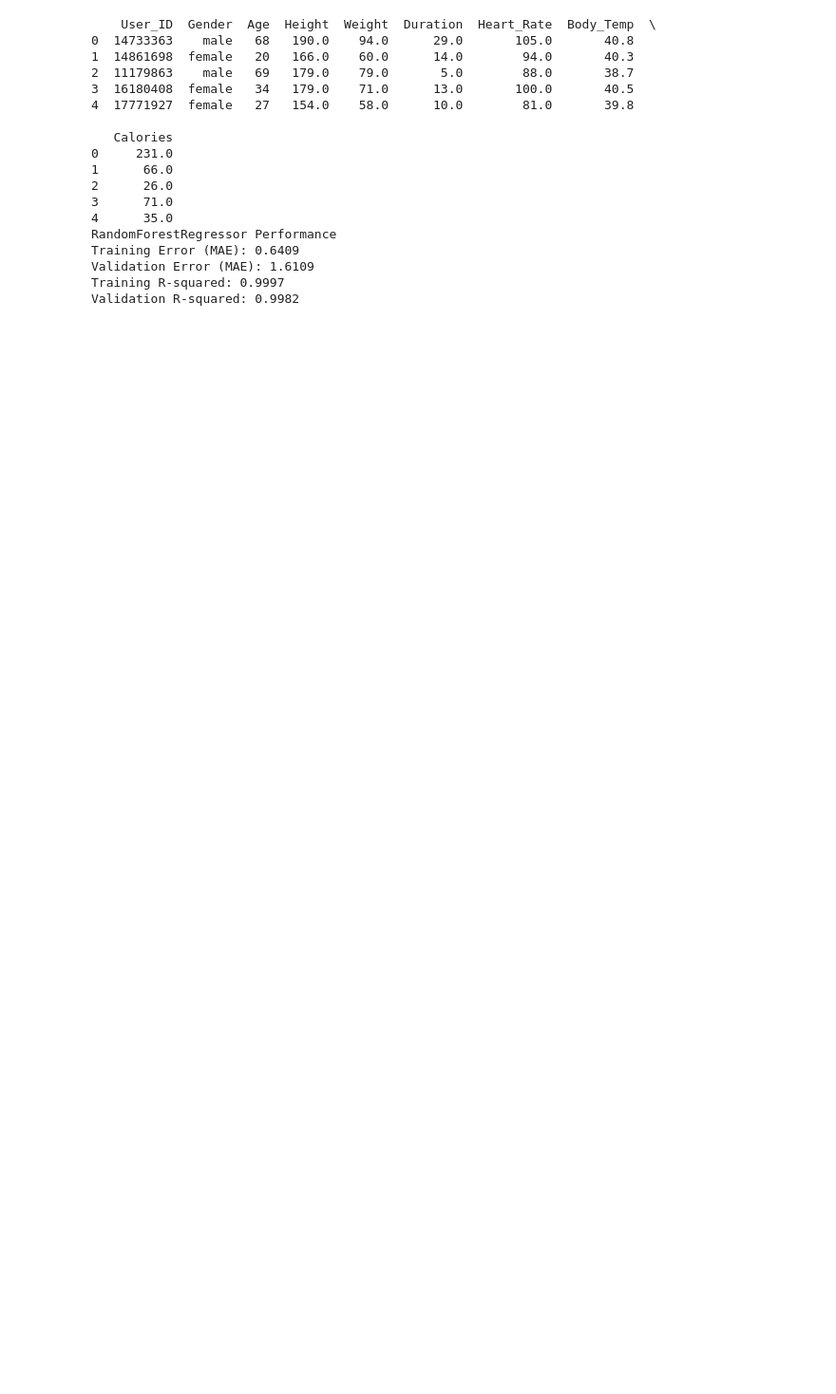
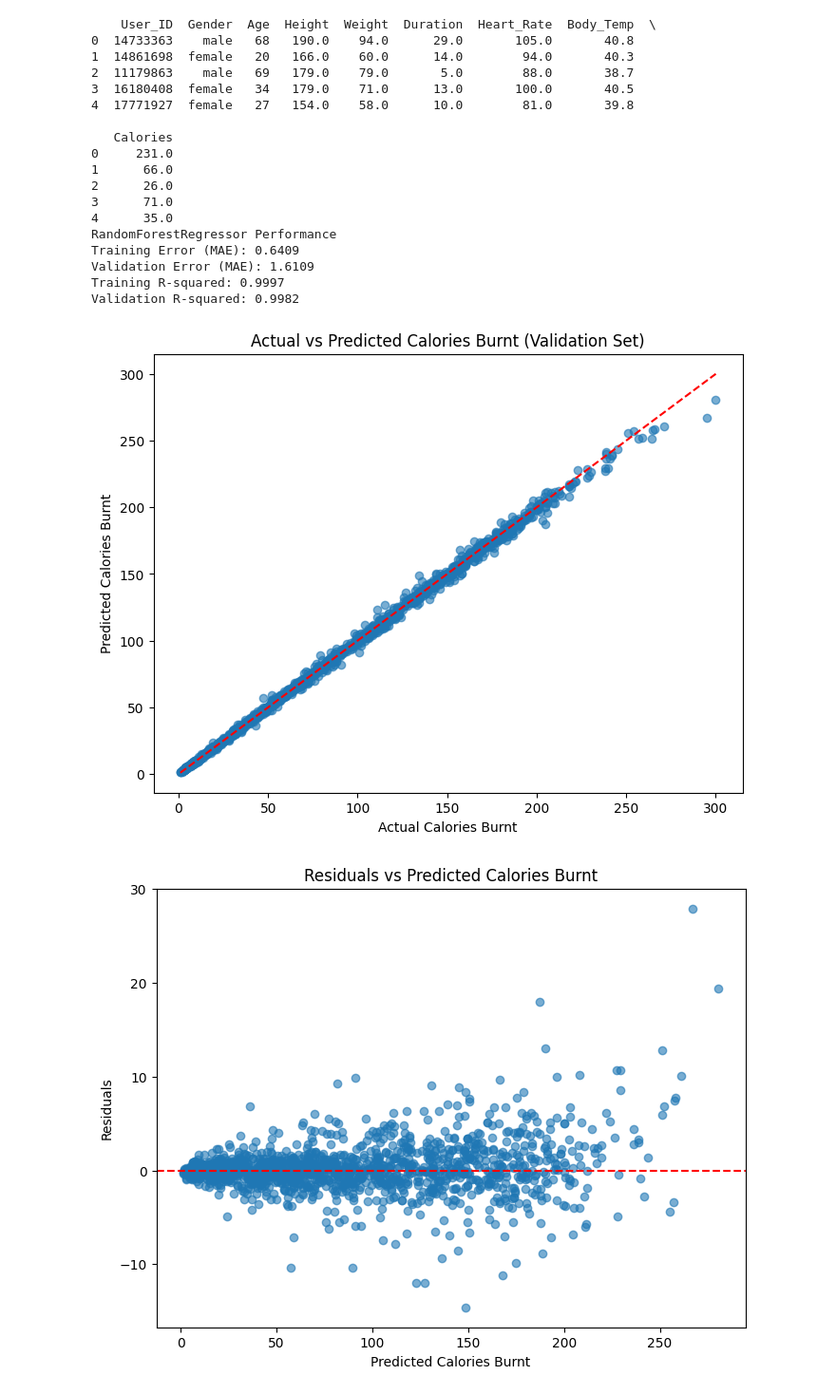
Before and after one commit to krishnaraj28/Calorie_Burn_Prediction, a Jupyter notebook: calorie_randomforest.ipynb, the cells around one changed output. Shown at 95% size. Saved outputs shown, nothing was run; the diff lists cells and outputs as text; code cells hidden in the pictures; blank space fills up the shorter version.

Commit message:
Prediction using random forest

```diff
--- a/calorie_randomforest.ipynb
+++ b/calorie_randomforest.ipynb
@@ -66,3 +66,47 @@ Training Error (MAE): 0.6409
 Validation Error (MAE): 1.6109
 Training R-squared: 0.9997
 Validation R-squared: 0.9982
+# %%
+import matplotlib.pyplot as plt
+import seaborn as sb
+
+# 1. Actual vs Predicted calories plot (validation set)
+plt.figure(figsize=(8, 6))
+plt.scatter(y_val, val_preds, alpha=0.6)
+plt.plot([y_val.min(), y_val.max()], [y_val.min(), y_val.max()], 'r--')  # diagonal line
+plt.xlabel('Actual Calories Burnt')
+plt.ylabel('Predicted Calories Burnt')
+plt.title('Actual vs Predicted Calories Burnt (Validation Set)')
+plt.show()
+
+# 2. Residual plot (validation set)
+residuals = y_val - val_preds
+plt.figure(figsize=(8, 6))
+plt.scatter(val_preds, residuals, alpha=0.6)
+plt.axhline(y=0, color='r', linestyle='--')
+plt.xlabel('Predicted Calories Burnt')
+plt.ylabel('Residuals')
+plt.title('Residuals vs Predicted Calories Burnt')
+plt.show()
+
+# 3. Feature importance plot from the Random Forest
+importances = rf.feature_importances_
+feature_names = features.columns
+
+plt.figure(figsize=(10, 6))
+sb.barplot(x=importances, y=feature_names)
+plt.title('Feature Importances from Random Forest')
+plt.xlabel('Importance')
+plt.ylabel('Feature')
+plt.show()
+
+# 4. Distribution of calories burnt (target variable)
+plt.figure(figsize=(8, 6))
+sb.histplot(df['Calories'], kde=True)
+plt.title('Distribution of Calories Burnt')
+plt.xlabel('Calories')
+plt.ylabel('Frequency')
+plt.show()
+# %% [output]
+[figure, added]
+[figure, added]
```
Also changed, not shown: parts of 1 cell of this notebook.
